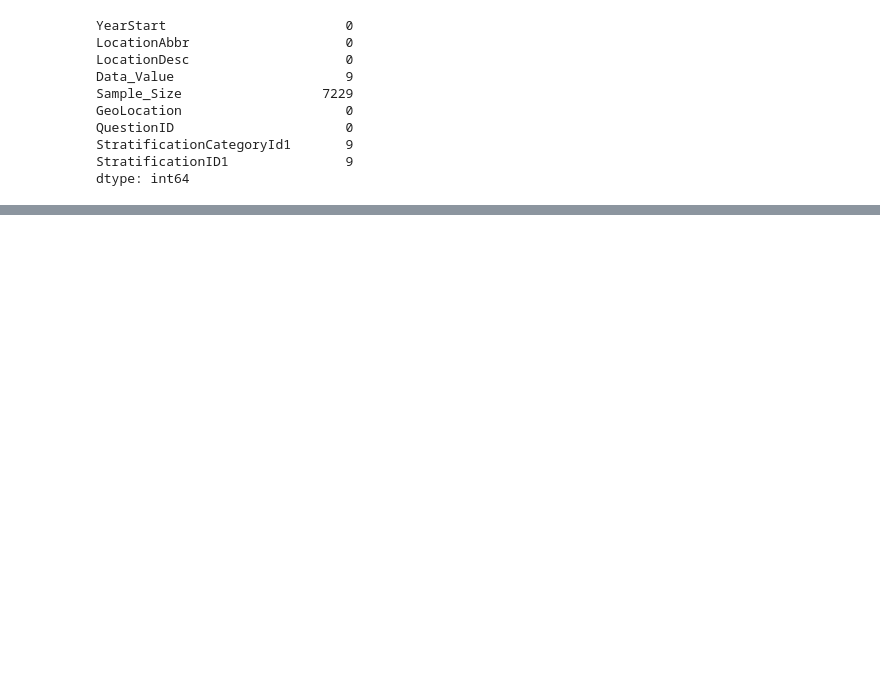
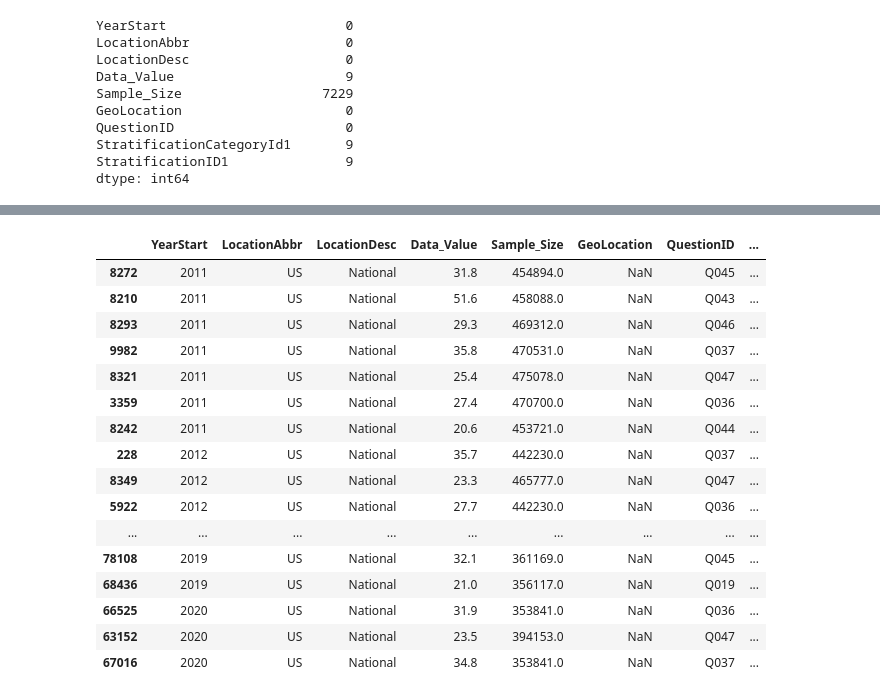
Before and after one commit to sbhewitt/Obesity-Group-Project, a Jupyter notebook: code/cdc-cleaning-sam.ipynb, the cells around one changed output, grey strips where cells are left out. Cells and saved outputs as stored; diff of their text form; code cells hidden in the pictures; blank space fills up the shorter version.

Commit message:
cluster images and national cdc csv

```diff
--- a/code/cdc-cleaning-sam.ipynb
+++ b/code/cdc-cleaning-sam.ipynb
@@ -506,0 +512,4 @@ df.to_csv('../data/cleaned_cdc_2020.csv', index = False)
+# %%
+nat = pd.read_csv('../data/CDC2020.csv')
+nat_df = pd.DataFrame(nat)
+nat_df
@@ -506,0 +530,8 @@ df.to_csv('../data/cleaned_cdc_2020.csv', index = False)
+# %%
+# dropping columns
+nat_df.drop(columns = ['YearEnd', 'Datasource', 'Class', 'Topic','Data_Value_Unit', 'Data_Value_Type', 'DataValueTypeID',
+                   'Question', 'Data_Value_Alt', 'Data_Value_Footnote', 'Data_Value_Footnote_Symbol', 'Total', 'Age(years)',
+                   'Gender', 'Income', 'Race/Ethnicity', 'StratificationCategory1', 'Stratification1', 'Education',
+                   'LocationID', 'Low_Confidence_Limit', 'High_Confidence_Limit ', 'ClassID', 'TopicID'],
+        inplace = True)
+nat_df
@@ -506,0 +552,23 @@ df.to_csv('../data/cleaned_cdc_2020.csv', index = False)
+# %%
+# dropping US territories, sorry Guam
+#nat_df = nat_df[nat_df['LocationAbbr']  == 'US']
+nat_df = nat_df[nat_df['LocationAbbr'].str.contains("US") & nat_df['StratificationCategoryId1'].str.contains("OVR")]
+nat_df.sort_values('YearStart')
+# %% [output]
+|  | YearStart | LocationAbbr | LocationDesc | Data_Value | Sample_Size | GeoLocation | QuestionID | ... |
+| 8272 | 2011 | US | National | 31.8 | 454894.0 | NaN | Q045 | ... |
+| 8210 | 2011 | US | National | 51.6 | 458088.0 | NaN | Q043 | ... |
+| 8293 | 2011 | US | National | 29.3 | 469312.0 | NaN | Q046 | ... |
+| 9982 | 2011 | US | National | 35.8 | 470531.0 | NaN | Q037 | ... |
+| 8321 | 2011 | US | National | 25.4 | 475078.0 | NaN | Q047 | ... |
+| 3359 | 2011 | US | National | 27.4 | 470700.0 | NaN | Q036 | ... |
+| 8242 | 2011 | US | National | 20.6 | 453721.0 | NaN | Q044 | ... |
+| 228 | 2012 | US | National | 35.7 | 442230.0 | NaN | Q037 | ... |
+| 8349 | 2012 | US | National | 23.3 | 465777.0 | NaN | Q047 | ... |
+| 5922 | 2012 | US | National | 27.7 | 442230.0 | NaN | Q036 | ... |
+| ... | ... | ... | ... | ... | ... | ... | ... | ... |
+| 78108 | 2019 | US | National | 32.1 | 361169.0 | NaN | Q045 | ... |
+| 68436 | 2019 | US | National | 21.0 | 356117.0 | NaN | Q019 | ... |
+| 66525 | 2020 | US | National | 31.9 | 353841.0 | NaN | Q036 | ... |
+| 63152 | 2020 | US | National | 23.5 | 394153.0 | NaN | Q047 | ... |
+| 67016 | 2020 | US | National | 34.8 | 353841.0 | NaN | Q037 | ... |
```
Also changed, not shown: parts of 10 cells of this notebook, 25 other files.
